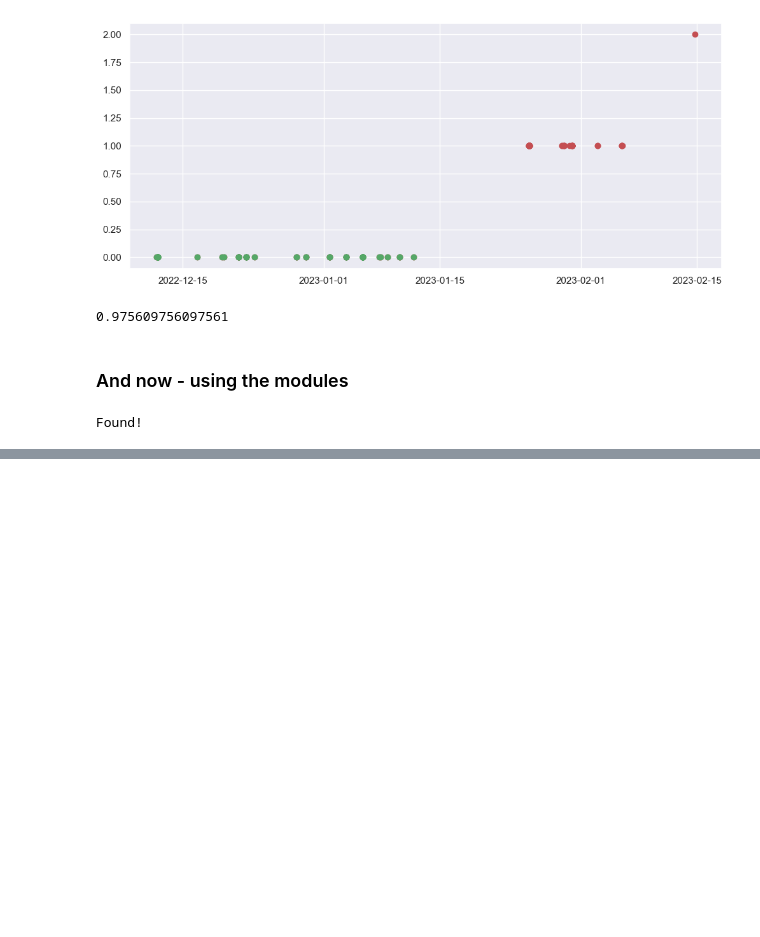
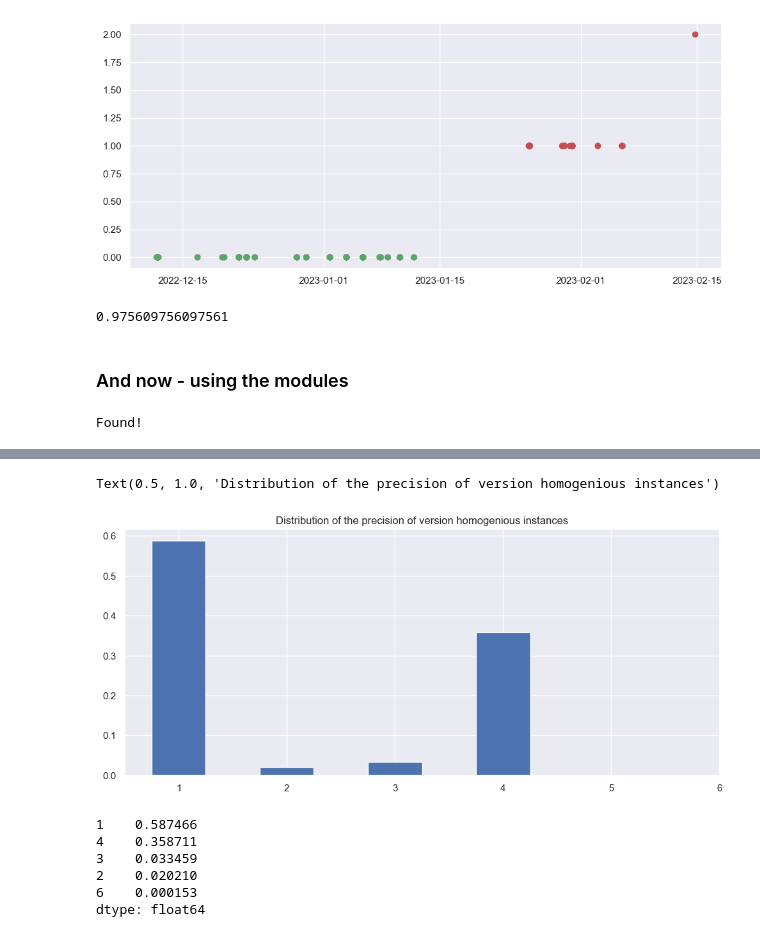
Before and after one commit to menisadi/merged, a Jupyter notebook: Notebooks/UA Noise Research.ipynb, the cells around one changed output, grey strips where cells are left out. Saved outputs shown, nothing was run; the diff lists cells and outputs as text; code cells hidden in the pictures; blank space fills up the shorter version.

```diff
--- a/Notebooks/UA Noise Research.ipynb
+++ b/Notebooks/UA Noise Research.ipynb
@@ -569,0 +697,18 @@ one_cookie_data[["time", "osversion", "browserversion"]].head(15)
+# %%
+mixings = [p for _,_,t,p in precision_mixing_types if t == 1]
+weights = np.ones_like(mixings) / len(mixings)
+# %%
+plt.hist(x=mixings, weights=weights, align='left')
+plt.title("Distribution of the precision of version homogenious instances")
+# %% [output]
+Text(0.5, 1.0, 'Distribution of the precision of version homogenious instances')
+[figure, added]
+# %%
+pd.DataFrame(mixings).value_counts(normalize=True)
+# %% [output]
+1    0.587466
+4    0.358711
+3    0.033459
+2    0.020210
+6    0.000153
+dtype: float64
```
Also changed, not shown: parts of 63 cells of this notebook.
